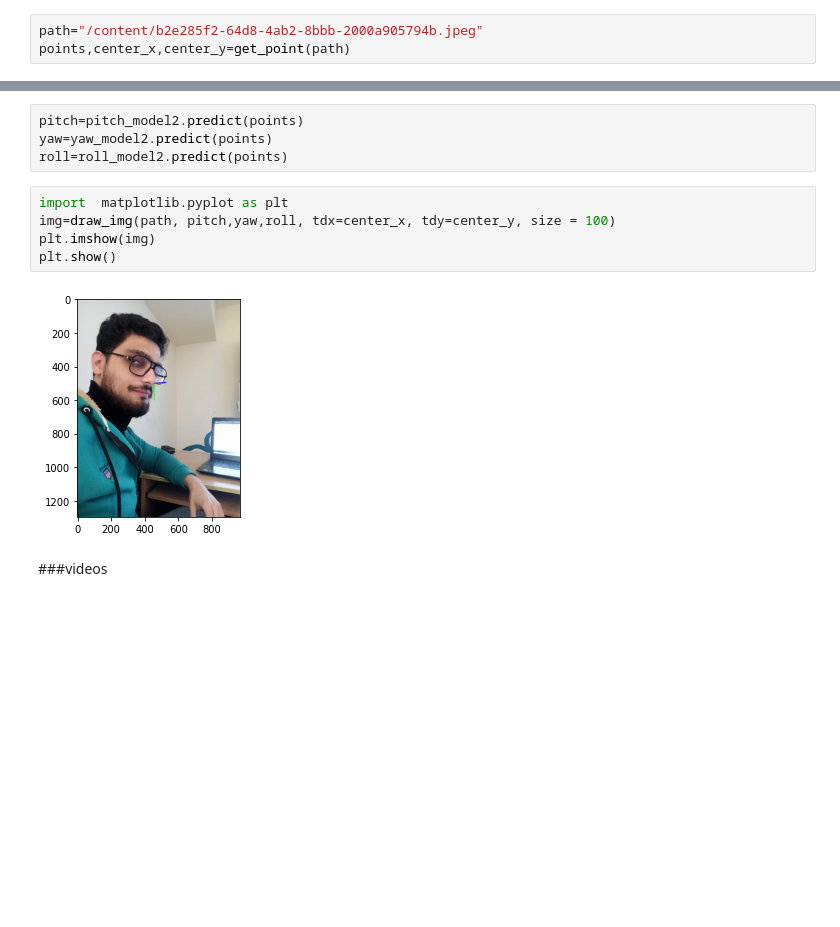
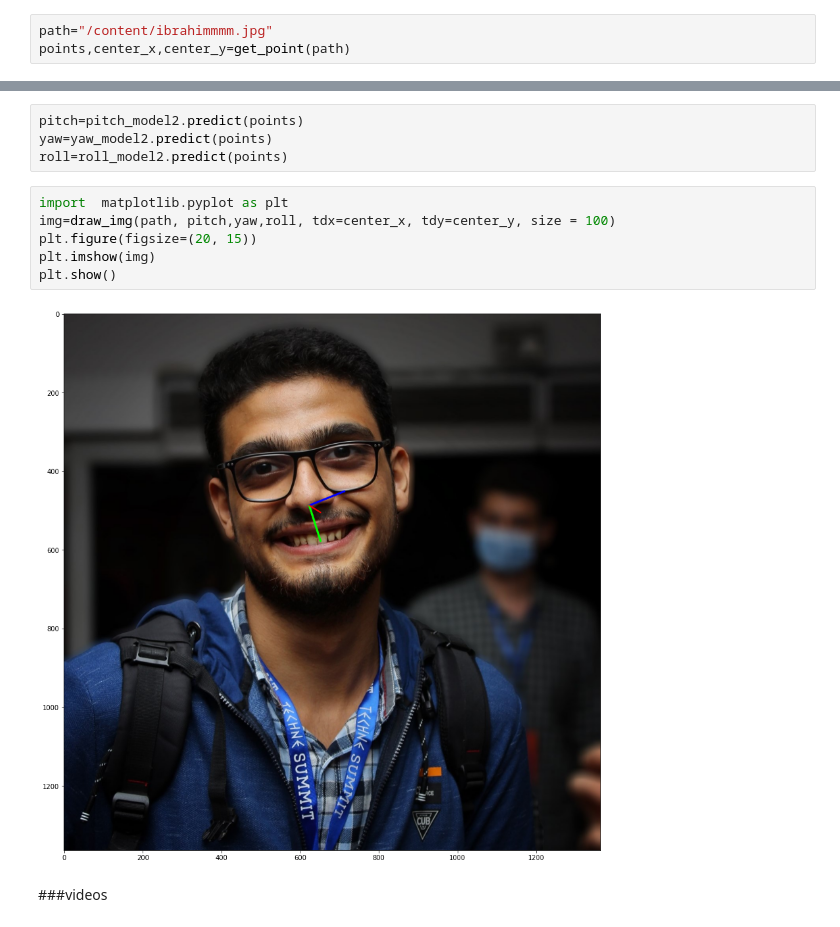
Before and after one commit to Ibrahim-AbuShara/Machine-learning1-Project, a Jupyter notebook: Face_Pose_Estimation.ipynb, the cells around one changed output, grey strips where cells are left out. Cells and saved outputs as stored; diff of their text form; blank space fills up the shorter version.

```diff
--- a/Face_Pose_Estimation.ipynb
+++ b/Face_Pose_Estimation.ipynb
@@ -443,7 +443,7 @@ def draw_img(path, pitch,yaw,roll, tdx=None, tdy=None, size = 100):
 
     return img
 # %%
-path="/content/b2e285f2-64d8-4ab2-8bbb-2000a905794b.jpeg"
+path="/content/ibrahimmmm.jpg"
 points,center_x,center_y=get_point(path)
 # %% [output]
 --------------------------------------
@@ -455,10 +455,11 @@ roll=roll_model2.predict(points)
 # %%
 import  matplotlib.pyplot as plt
 img=draw_img(path, pitch,yaw,roll, tdx=center_x, tdy=center_y, size = 100)
+plt.figure(figsize=(20, 15))
 plt.imshow(img)
 plt.show()
 # %% [output]
-[figure, old version]
+[figure, new version]
 # %% [markdown]
 ###videos
 # %%
```
Also changed, not shown: parts of 4 cells of this notebook.
